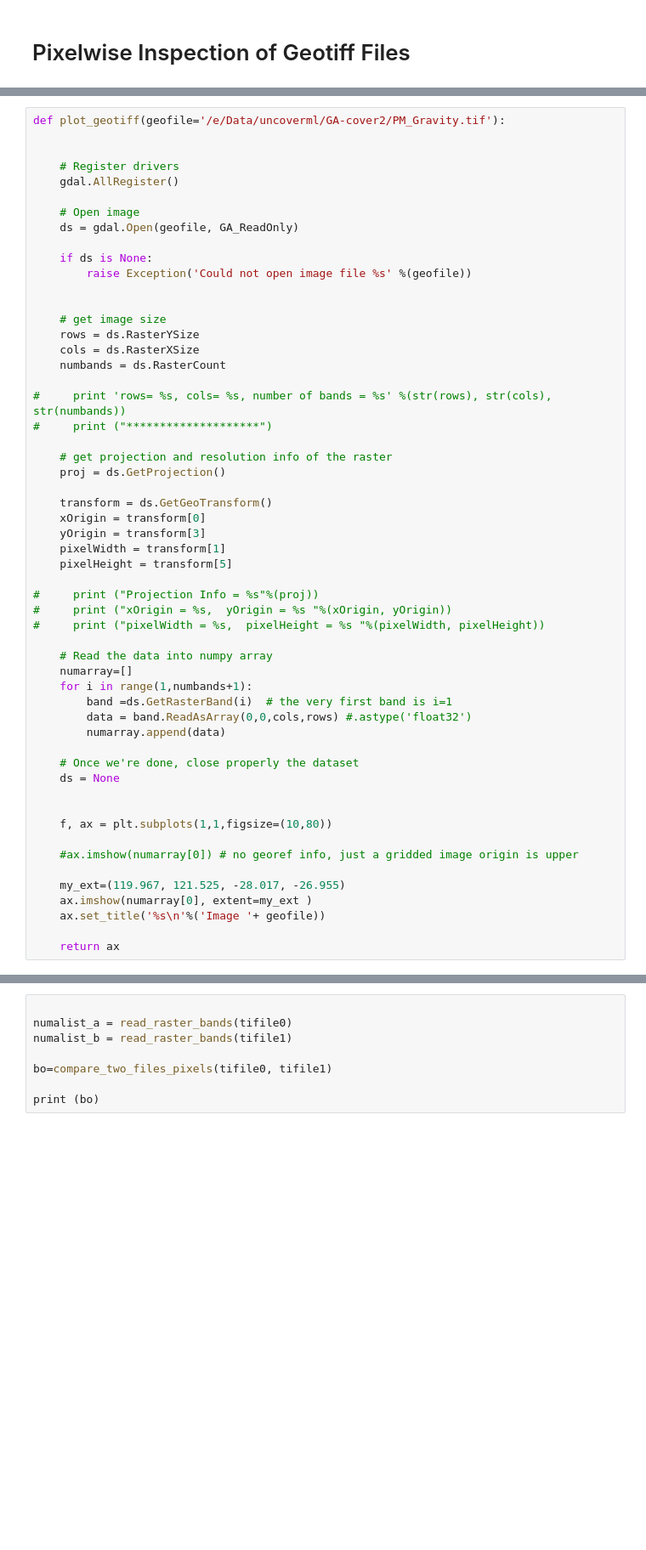
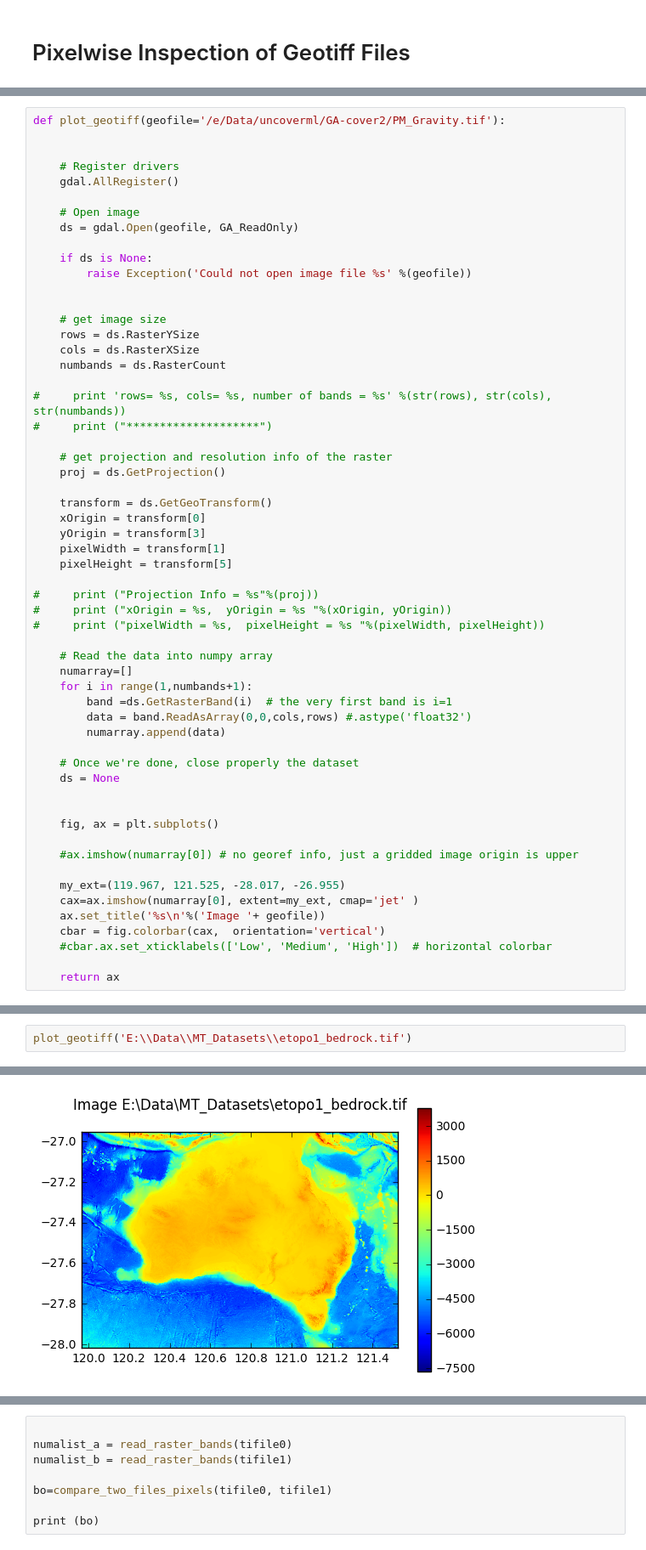
Before and after one commit to MTgeophysics/mtpy, a Jupyter notebook: examples/notebooks/visualize_geotiff_files.ipynb, the cells around one changed output, grey strips where cells are left out. Shown at 85% size. Cells and saved outputs as stored; diff of their text form; blank space fills up the shorter version.

```diff
--- a/examples/notebooks/visualize_geotiff_files.ipynb
+++ b/examples/notebooks/visualize_geotiff_files.ipynb
@@ -173,12 +176,14 @@ def plot_geotiff(geofile='/e/Data/uncoverml/GA-cover2/PM_Gravity.tif'):
     ds = None
 
 
-    f, ax = plt.subplots(1,1,figsize=(10,80))
+    fig, ax = plt.subplots()
 
     #ax.imshow(numarray[0]) # no georef info, just a gridded image origin is upper
 
     my_ext=(119.967, 121.525, -28.017, -26.955)
-    ax.imshow(numarray[0], extent=my_ext )
+    cax=ax.imshow(numarray[0], extent=my_ext, cmap='jet' )
     ax.set_title('%s\n'%('Image '+ geofile))
+    cbar = fig.colorbar(cax,  orientation='vertical')
+    #cbar.ax.set_xticklabels(['Low', 'Medium', 'High'])  # horizontal colorbar
 
     return ax
@@ -189,0 +190,3 @@ plot_geotiff()
+# %%
+plot_geotiff('E:\\Data\\MT_Datasets\\etopo1_bedrock.tif')
+# %% [output]
@@ -190 +194,2 @@ plot_geotiff()
+[figure, added]
 # %%
```
Also changed, not shown: parts of 11 cells of this notebook, 4 other files.
